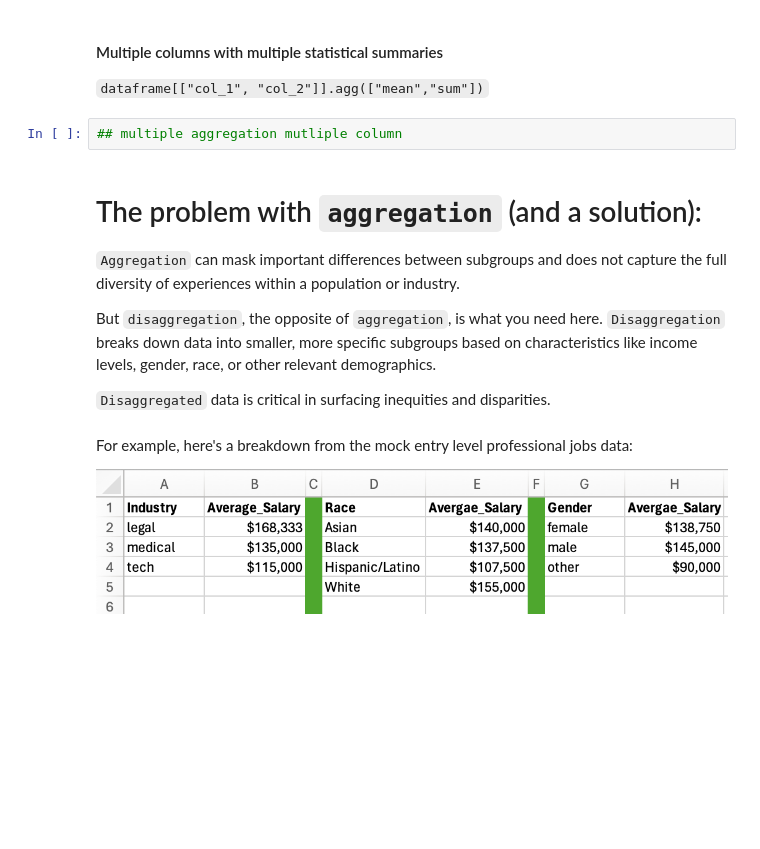
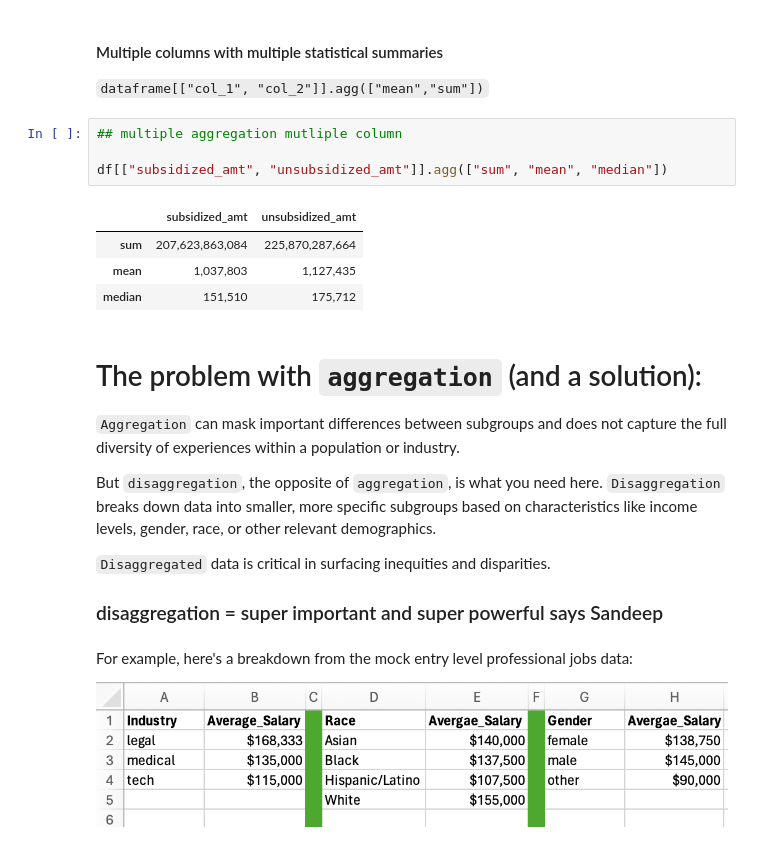
Before and after one commit to lauraplive/wk-9-agg, a Jupyter notebook: wk9-agg-disagg-BLANK.ipynb, the cells around one changed output. Drawn from its saved outputs; the diff is of its cells as text; blank space fills up the shorter version.

````diff
--- a/wk9-agg-disagg-BLANK.ipynb
+++ b/wk9-agg-disagg-BLANK.ipynb
@@ -79,6 +194,13 @@
  ```dataframe[["col_1", "col_2"]].agg(["mean","sum"])```
 # %%
 ## multiple aggregation mutliple column
+
+df[["subsidized_amt", "unsubsidized_amt"]].agg(["sum", "mean", "median"])
+# %% [output]
+|  | subsidized_amt | unsubsidized_amt |
+| sum | 207,623,863,084 | 225,870,287,664 |
+| mean | 1,037,803 | 1,127,435 |
+| median | 151,510 | 175,712 |
 # %% [markdown]
 # The problem with `aggregation` (and a solution):
 ```Aggregation``` can mask important differences between subgroups and does not capture the full diversity of experiences within a population or industry.
@@ -86,6 +208,8 @@
 But `disaggregation`, the opposite of ```aggregation```, is what you need here. `Disaggregation` breaks down data into smaller, more specific subgroups based on characteristics like income levels, gender, race, or other relevant demographics.
 
 ```Disaggregated``` data is critical in surfacing inequities and disparities.
+
+### disaggregation = super important and super powerful says Sandeep
 # %% [markdown]
 For example, here's a breakdown from the mock entry level professional jobs data:
 
````
Also changed, not shown: parts of 25 cells of this notebook.
